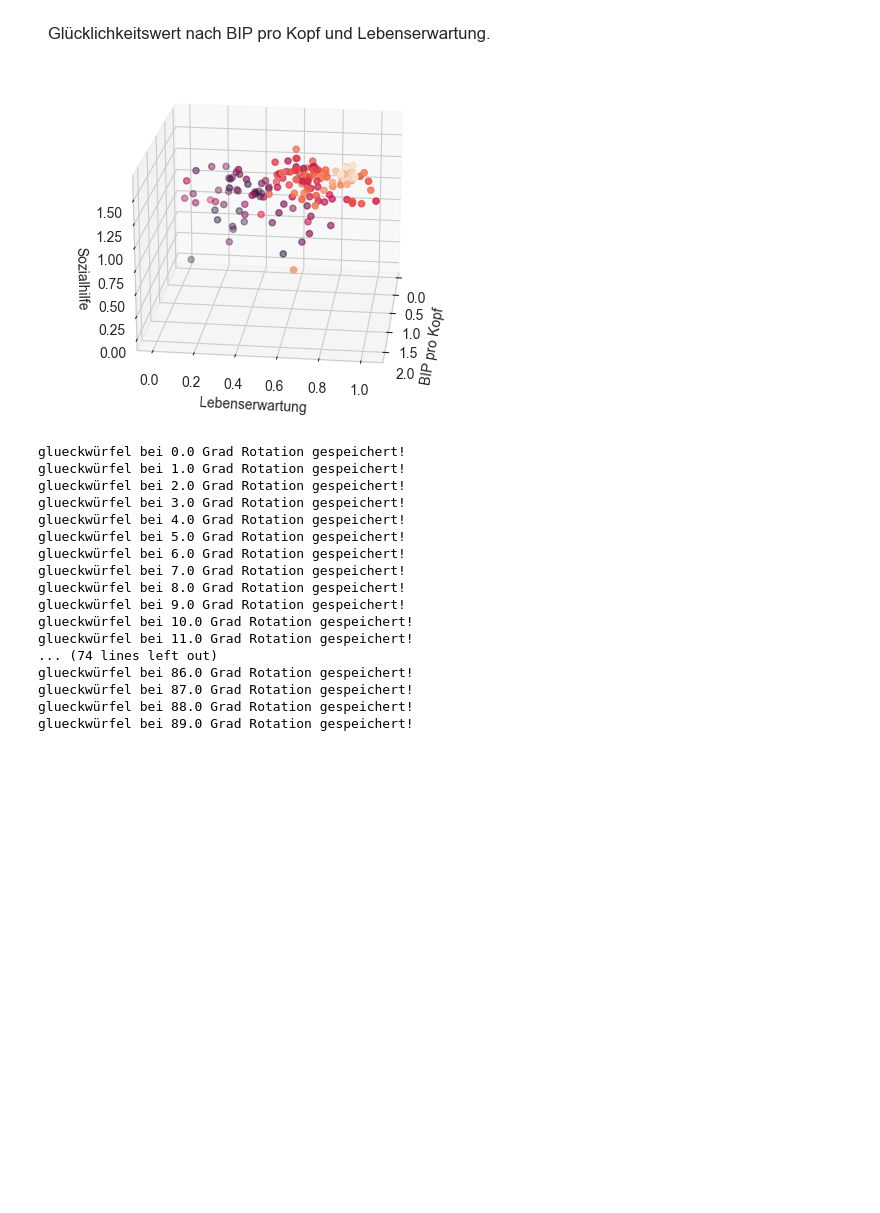
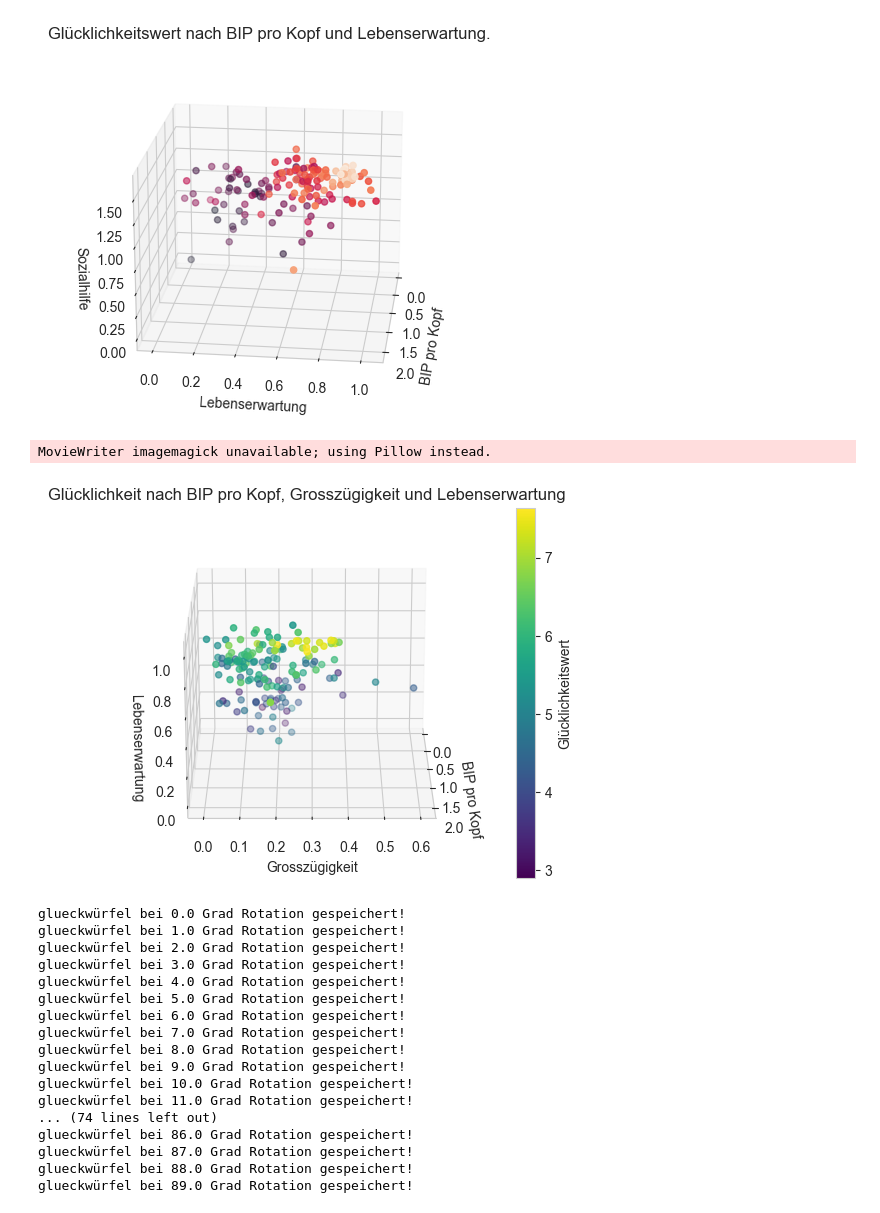
Before and after one commit to StefanDataCraft/Praxis_DV_1, a Jupyter notebook: 2018_2019.ipynb, the cells around one changed output. Saved outputs shown, nothing was run; the diff lists cells and outputs as text; code cells hidden in the pictures; blank space fills up the shorter version.

```diff
--- a/2018_2019.ipynb
+++ b/2018_2019.ipynb
@@ -223,6 +225,37 @@ glueckwürfel bei 5.0 Grad Rotation gespeichert!
 glueckwürfel bei 6.0 Grad Rotation gespeichert!
 KeyboardInterrupt:
 [figure]
+# %%
+# Claudia version
+fig = plt.figure()
+ax = fig.add_subplot(111, projection='3d')
+
+scatter = ax.scatter(with_german_columns_2018['BIP pro Kopf'],
+                     with_german_columns_2018['Grosszügigkeit'],
+                     with_german_columns_2018['Gesunde Lebenserwartung'],
+                     c=with_german_columns_2018['Glücklichkeitswert'],  # Verwendung der Farbwerte
+                     cmap='viridis')  # Farbskala
+
+cbar = plt.colorbar(scatter)
+cbar.set_label('Glücklichkeitswert')
+
+ax.set_xlabel('BIP pro Kopf')
+ax.set_ylabel('Grosszügigkeit')
+ax.set_zlabel('Lebenserwartung')
+ax.set_title("Glücklichkeit nach BIP pro Kopf, Grosszügigkeit und Lebenserwartung")
+def update(angle):
+    ax.view_init(elev=20, azim=angle)
+
+angle_steps = 360
+rotation_animation = FuncAnimation(fig, update, frames=np.linspace(0, 360, angle_steps), interval=100)
+
+# Speichere das GIF
+rotation_animation.save('scatterplot_rotation.gif', writer='imagemagick')
+
+plt.show()
+# %% [output]
+MovieWriter imagemagick unavailable; using Pillow instead.
+[figure, added]
 # %%
 #Chatgpt version
 
```
Also changed, not shown: parts of 3 cells of this notebook, 5 other files.
